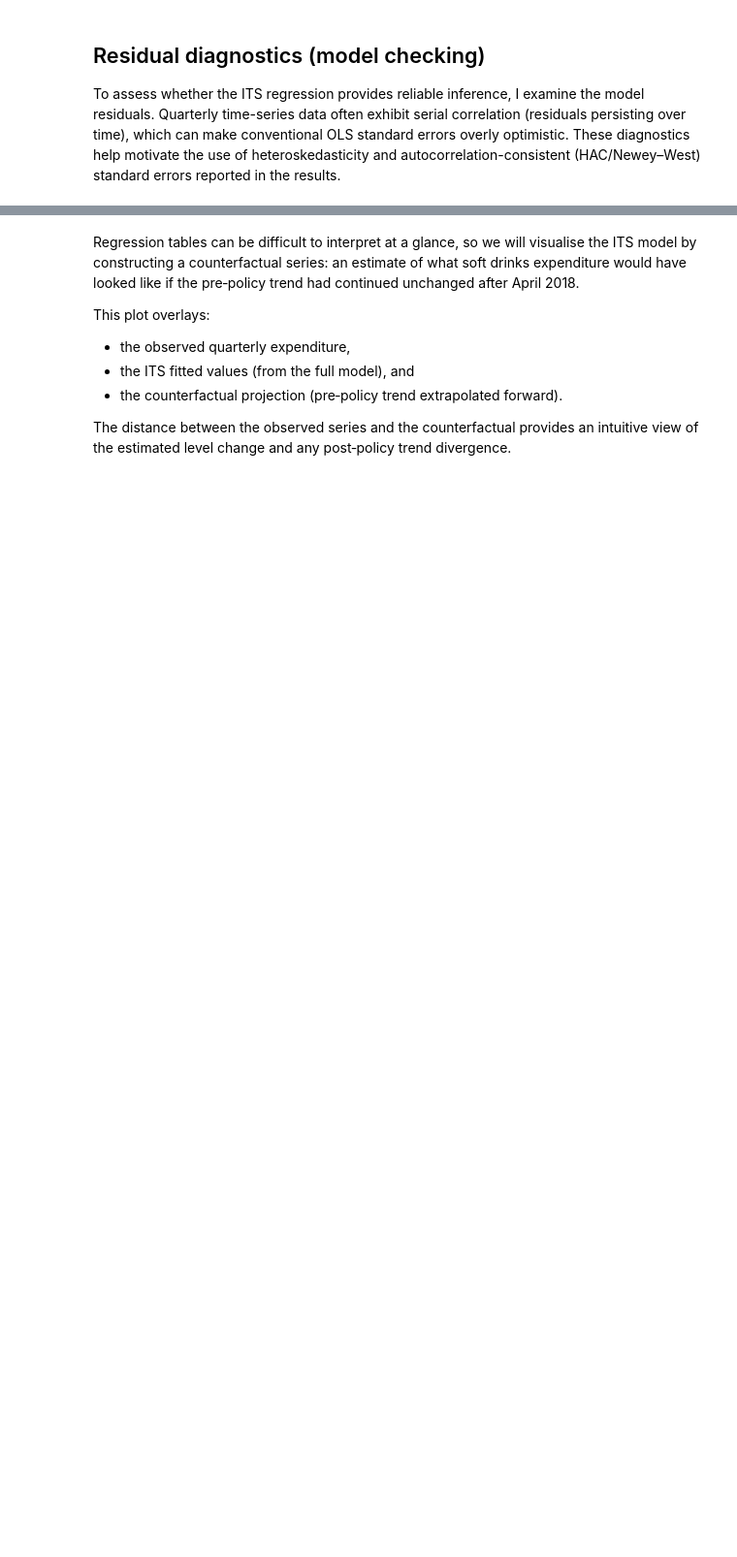
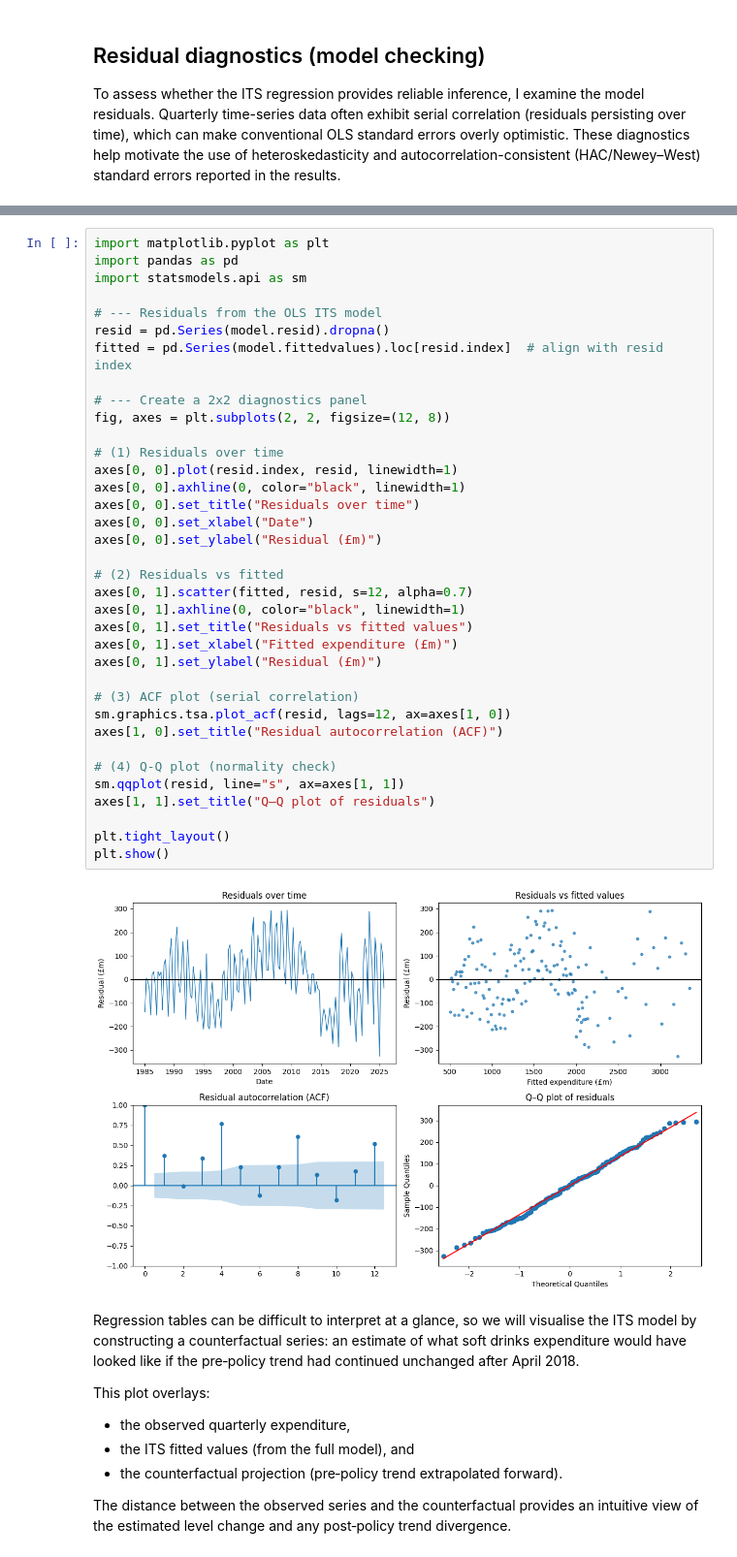
Before and after one commit to meenakshi-manupriya/sugar-tax-casual-inference, a Jupyter notebook: notebooks/01_exploration.ipynb, the cells around one changed output, grey strips where cells are left out. Shown at 97% size. Saved outputs shown, nothing was run; the diff lists cells and outputs as text; blank space fills up the shorter version.

```diff
--- a/notebooks/01_exploration.ipynb
+++ b/notebooks/01_exploration.ipynb
@@ -303,3 +306,41 @@ plt.show()
+# %%
+import matplotlib.pyplot as plt
+import pandas as pd
+import statsmodels.api as sm
+
+# --- Residuals from the OLS ITS model
+resid = pd.Series(model.resid).dropna()
+fitted = pd.Series(model.fittedvalues).loc[resid.index]  # align with resid index
+
+# --- Create a 2x2 diagnostics panel
+fig, axes = plt.subplots(2, 2, figsize=(12, 8))
+
+# (1) Residuals over time
+axes[0, 0].plot(resid.index, resid, linewidth=1)
+axes[0, 0].axhline(0, color="black", linewidth=1)
+axes[0, 0].set_title("Residuals over time")
+axes[0, 0].set_xlabel("Date")
+axes[0, 0].set_ylabel("Residual (£m)")
+
+# (2) Residuals vs fitted
+axes[0, 1].scatter(fitted, resid, s=12, alpha=0.7)
+axes[0, 1].axhline(0, color="black", linewidth=1)
+axes[0, 1].set_title("Residuals vs fitted values")
+axes[0, 1].set_xlabel("Fitted expenditure (£m)")
+axes[0, 1].set_ylabel("Residual (£m)")
+
+# (3) ACF plot (serial correlation)
+sm.graphics.tsa.plot_acf(resid, lags=12, ax=axes[1, 0])
+axes[1, 0].set_title("Residual autocorrelation (ACF)")
+
+# (4) Q-Q plot (normality check)
+sm.qqplot(resid, line="s", ax=axes[1, 1])
+axes[1, 1].set_title("Q–Q plot of residuals")
+
+plt.tight_layout()
+plt.show()
+# %% [output]
+[figure, added]
 # %% [markdown]
 
 Regression tables can be difficult to interpret at a glance, so we will visualise the ITS model by constructing a counterfactual series: an estimate of what soft drinks expenditure would have looked like if the pre‑policy trend had continued unchanged after April 2018.
```
Also changed, not shown: parts of 4 cells of this notebook.
